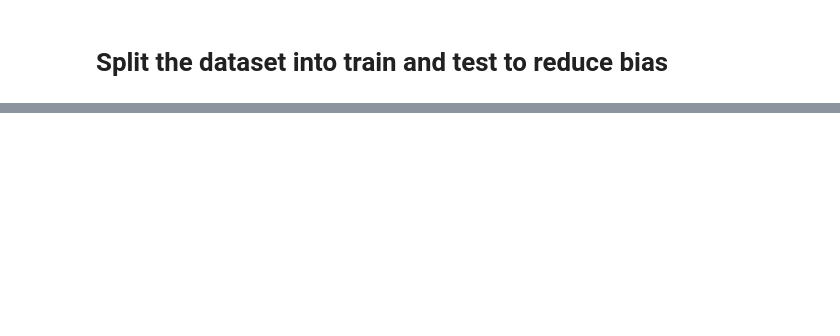
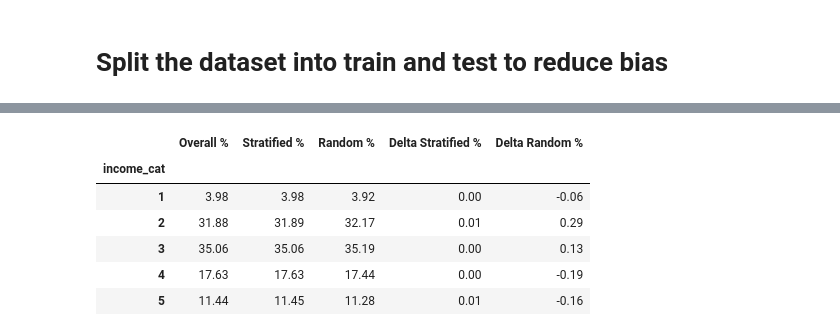
Before and after one commit to nikhilnjha/handson-ml3, a Jupyter notebook: 02_end_to_end_ml.ipynb, the cells around one changed output, grey strips where cells are left out. Cells and saved outputs as stored; diff of their text form; code cells hidden in the pictures; blank space fills up the shorter version.

Commit message:
train test split

```diff
--- a/02_end_to_end_ml.ipynb
+++ b/02_end_to_end_ml.ipynb
@@ -74,2 +115,2 @@ plt.savefig('viz/housing_histogram.png', dpi = 400)
 # %%
-train_set, test_set = train_test_split(housing, test_size = 0.2, random_state = 42)
+strat_train_set, strat_test_set = train_test_split(housing, stratify = housing['income_cat'], test_size = 0.2, random_state = 42)
@@ -75,0 +127,23 @@ train_set, test_set = train_test_split(housing, test_size = 0.2, random_state =
+# %%
+def income_cat_proportions(data):
+    prop = round(data['income_cat'].value_counts().sort_index() / len(data) * 100,2)
+    return prop
+
+compare_prop = pd.DataFrame({
+    'Overall %': income_cat_proportions(housing),
+    'Stratified %': income_cat_proportions(strat_train_set),
+    'Random %': income_cat_proportions(train_set)
+    })
+
+compare_prop['Delta Stratified %'] = compare_prop['Stratified %'] - compare_prop['Overall %']
+compare_prop['Delta Random %'] = compare_prop['Random %'] - compare_prop['Overall %']
+
+compare_prop
+# %% [output]
+|  | Overall % | Stratified % | Random % | Delta Stratified % | Delta Random % |
+| income_cat |  |  |  |  |  |
+| 1 | 3.98 | 3.98 | 3.92 | 0.00 | -0.06 |
+| 2 | 31.88 | 31.89 | 32.17 | 0.01 | 0.29 |
+| 3 | 35.06 | 35.06 | 35.19 | 0.00 | 0.13 |
+| 4 | 17.63 | 17.63 | 17.44 | 0.00 | -0.19 |
+| 5 | 11.44 | 11.45 | 11.28 | 0.01 | -0.16 |
```
Also changed, not shown: parts of 6 cells of this notebook.
